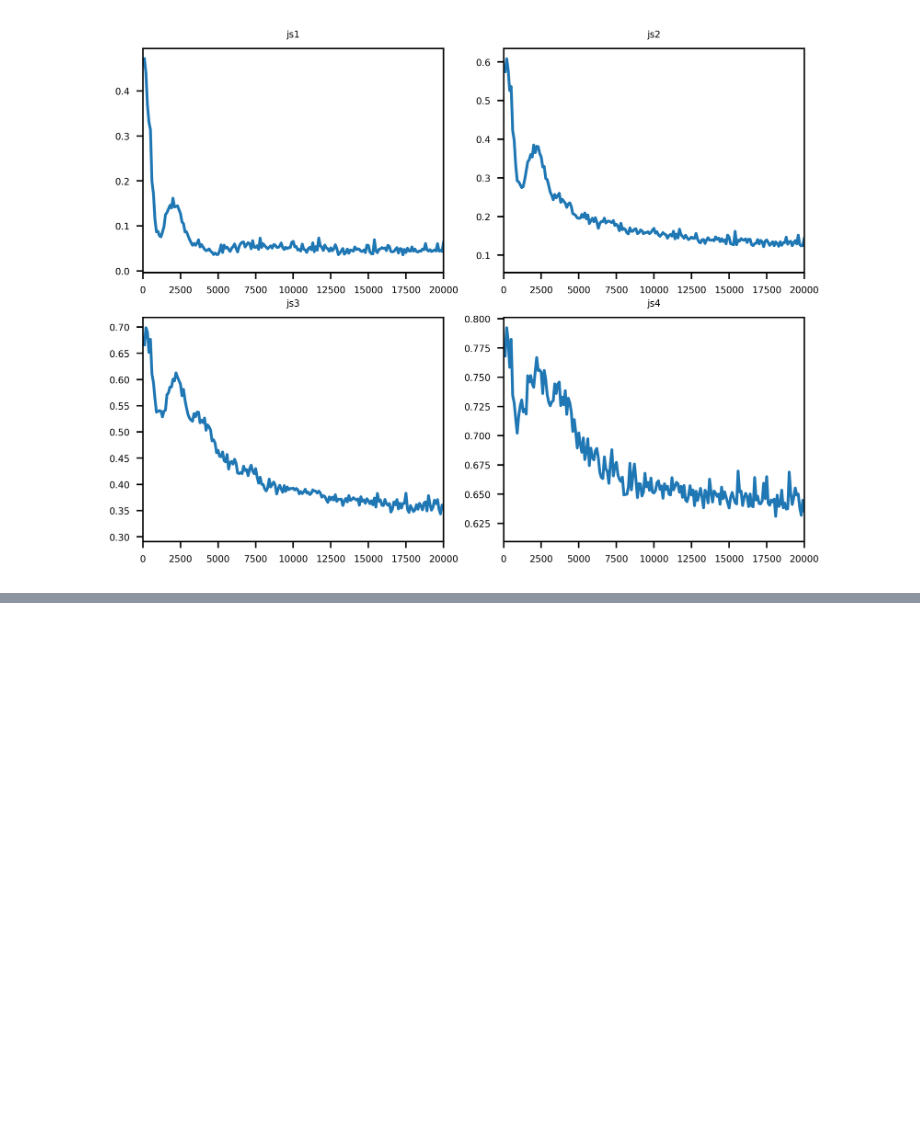
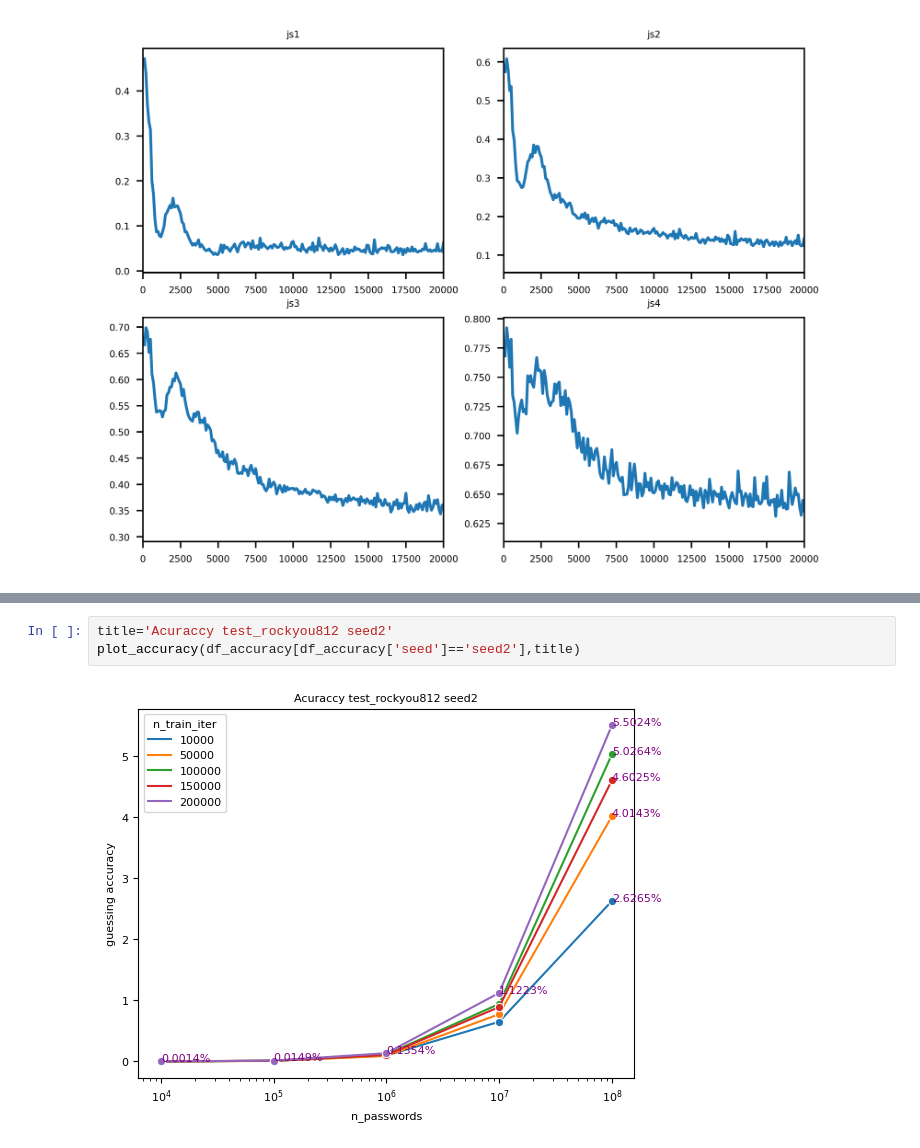
Before and after one commit to Alexrgg/GNPassGAN, a Jupyter notebook: read_logs.ipynb, the cells around one changed output, grey strips where cells are left out. Drawn from its saved outputs; the diff is of its cells as text; blank space fills up the shorter version.

```diff
--- a/read_logs.ipynb
+++ b/read_logs.ipynb
@@ -133,0 +204,5 @@ plot_js(df_filter_orig,xaxis_limit=True)
+# %%
+title='Acuraccy test_rockyou812 seed2'
+plot_accuracy(df_accuracy[df_accuracy['seed']=='seed2'],title)
+# %% [output]
+[figure, added]
```
Also changed, not shown: parts of 15 cells of this notebook, 14 other files.
